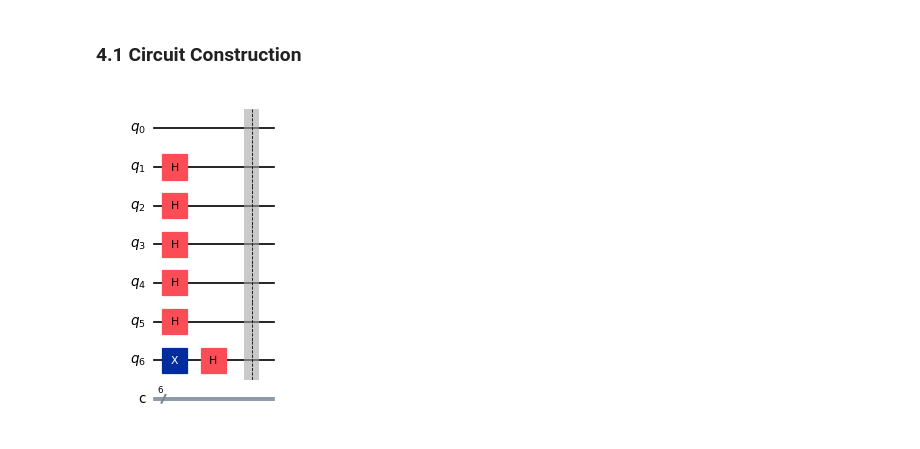
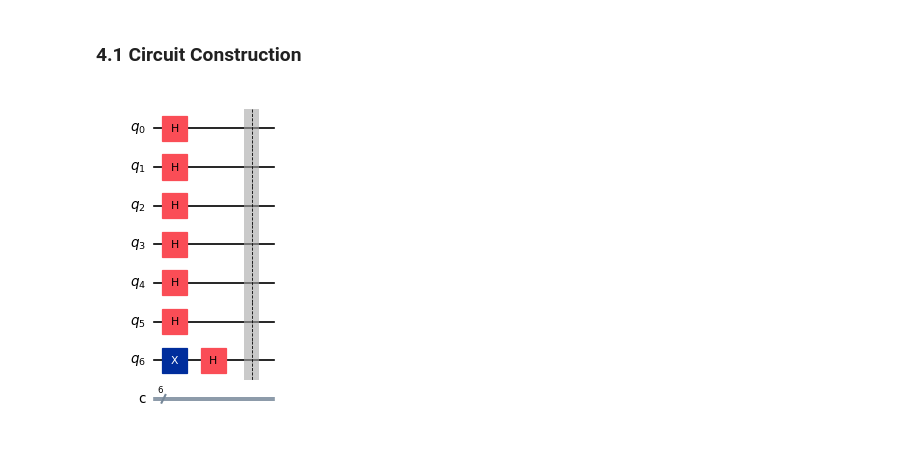
Before and after one commit to matttavares9/CSCI4961_labs_projects, a Jupyter notebook: Modules/Algorithms/Deutschs/deutschs.ipynb, the cells around one changed output. Saved outputs shown, nothing was run; the diff lists cells and outputs as text; code cells hidden in the pictures.

```diff
--- a/Modules/Algorithms/Deutschs/deutschs.ipynb
+++ b/Modules/Algorithms/Deutschs/deutschs.ipynb
@@ -140,27 +140,27 @@ print(qiskit.version.get_version_info())
 # %%
 from qiskit import QuantumCircuit
 
 # Preprocessing
 # Select a secret bit string
 n = '110101'
 
 # Select either a constant or balanced oracle
 oracle_type = 'balanced'
 
 # Number of qubits to represent n
 num_qubits = num_bits = len(n)
 
 # Create a circuit with num_qubits + output qubit, and num_bits
-qc = QuantumCircuit(num_qubits + 1, num_bits)
+qc = QuantumCircuit(num_qubits + 1, num_qubits)
 
 # Flip output qubit
 qc.x(num_qubits)
 
 # Apply Hadamards to all other qubits
-qc.h(range(1, num_qubits + 1))
+qc.h(range(0, num_qubits + 1))
 
 qc.barrier()
 
 qc.draw(output="mpl", scale=0.6)
 # %% [output]
-[figure, old version]
+[figure, new version]
```
Also changed, not shown: parts of 4 cells of this notebook.
